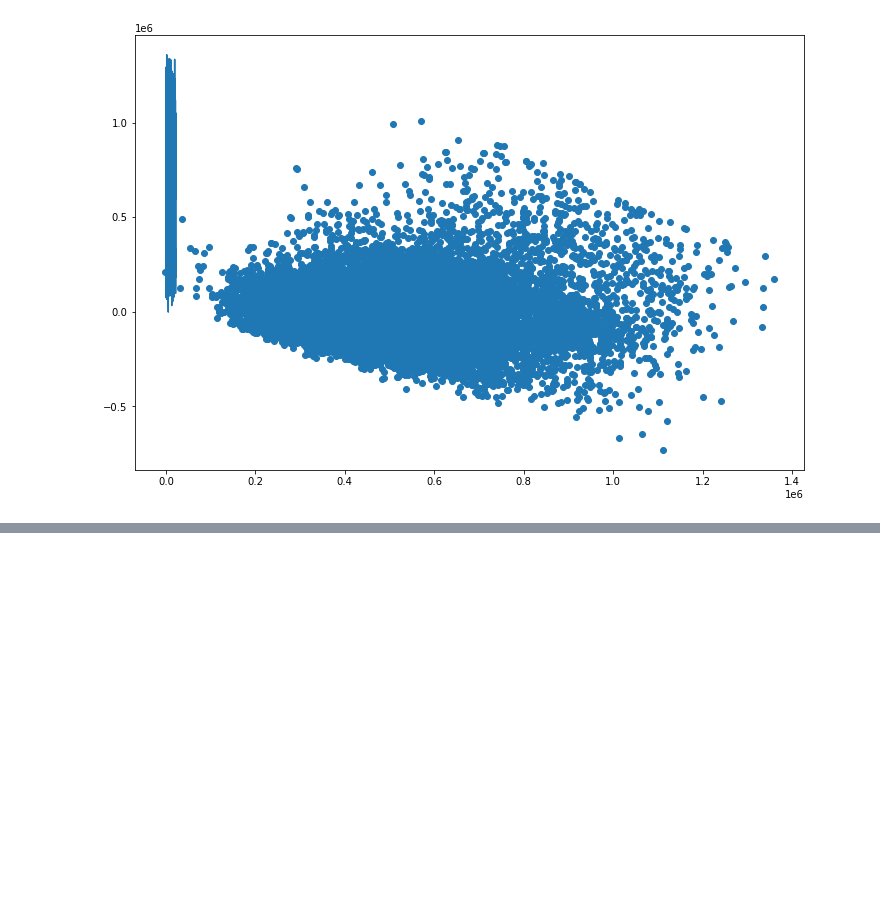
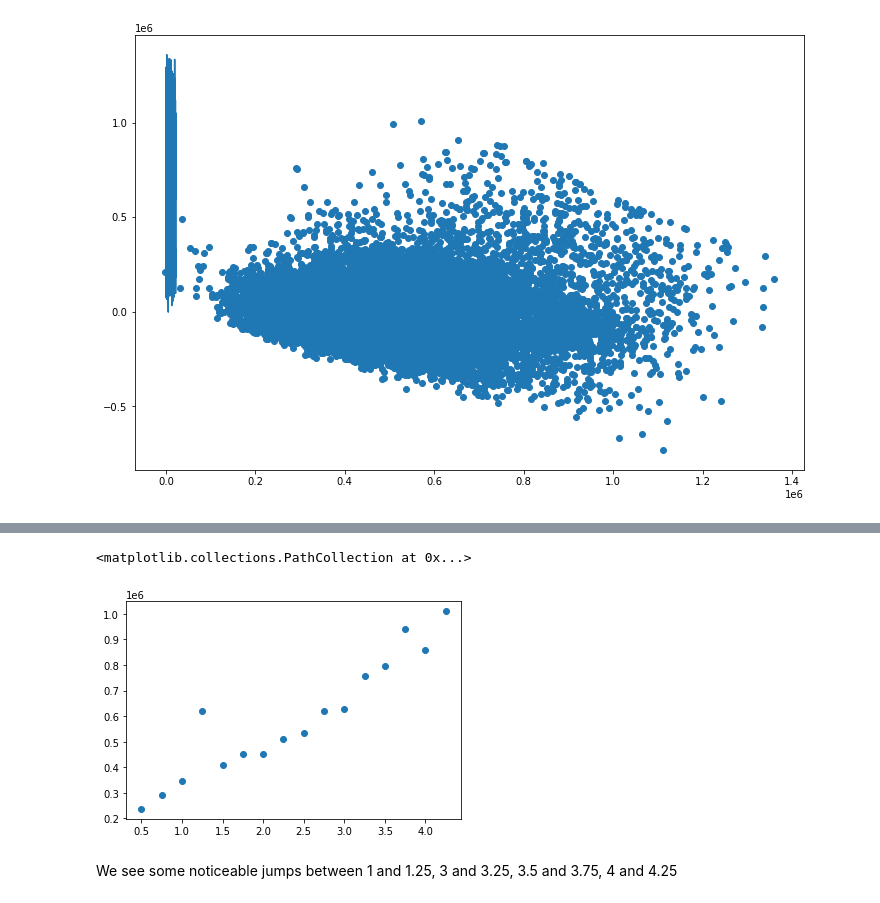
Before and after one commit to hoganbyun/dsc-phase-2-project, a Jupyter notebook: student.ipynb, the cells around one changed output, grey strips where cells are left out. Saved outputs shown, nothing was run; the diff lists cells and outputs as text; code cells hidden in the pictures; blank space fills up the shorter version.

```diff
--- a/student.ipynb
+++ b/student.ipynb
@@ -919,0 +1149,3 @@ plt.plot(no_zip_model.predict(no_zip_predictors, [0 for i in range(len(no_zip_pr
+# %%
+bathroom_df = df[['price','bathrooms']]
+bathroom_df.head()
@@ -919,0 +1159,3 @@ plt.plot(no_zip_model.predict(no_zip_predictors, [0 for i in range(len(no_zip_pr
+# %%
+price_bathroom_df = bathroom_df.groupby(['bathrooms']).mean()
+price_bathroom_df
@@ -919,0 +1181,8 @@ plt.plot(no_zip_model.predict(no_zip_predictors, [0 for i in range(len(no_zip_pr
+# %%
+# plot bathroom vs. price
+plt.scatter(price_bathroom_df.index, price_bathroom_df['price'])
+# %% [output]
+<matplotlib.collections.PathCollection at 0x...>
+[figure, added]
+# %% [markdown]
+We see some noticeable jumps between 1 and 1.25, 3 and 3.25, 3.5 and 3.75, 4 and 4.25
```
Also changed, not shown: parts of 44 cells of this notebook.
